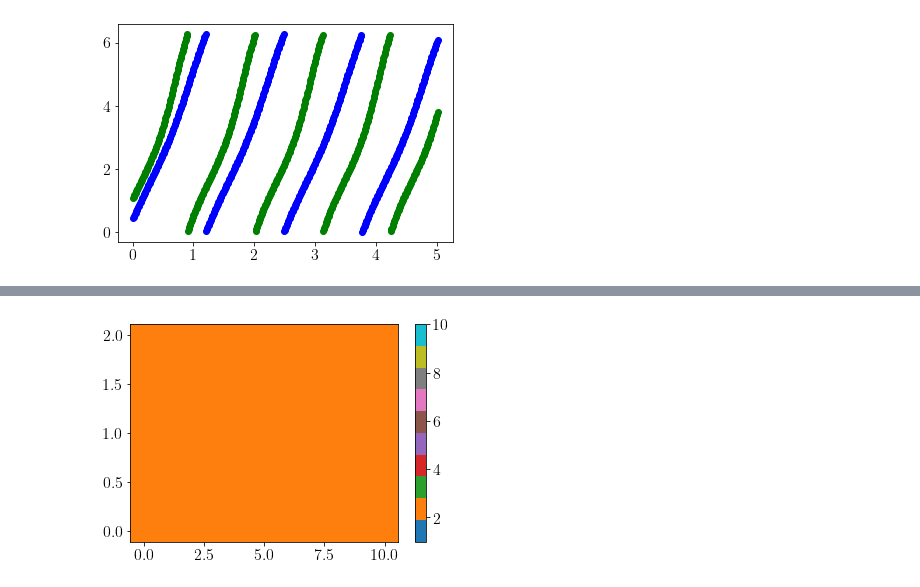
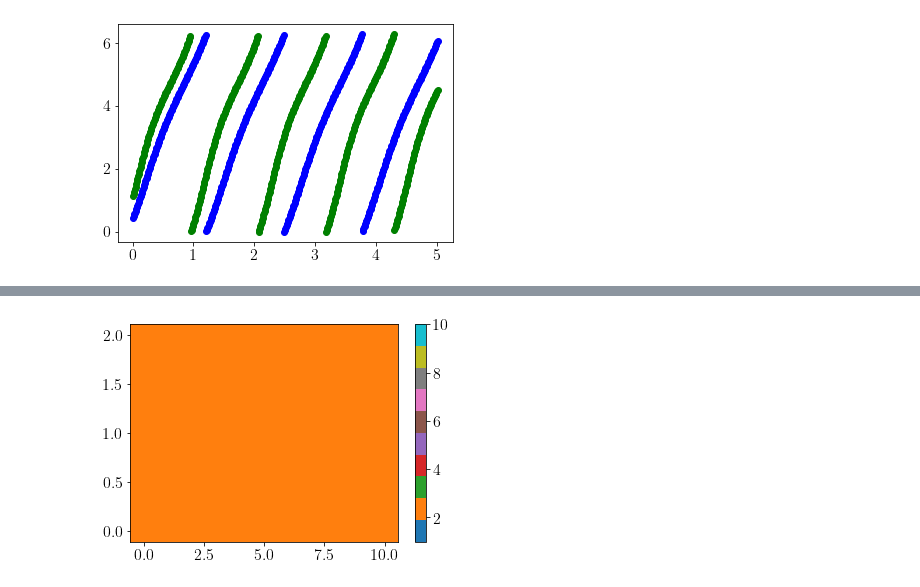
Before and after one commit to hawkerfriedrice/PredPreyDynamicsPeriodicBoundary, a Jupyter notebook: Euler.ipynb, the cells around one changed output, grey strips where cells are left out. Saved outputs shown, nothing was run; the diff lists cells and outputs as text; code cells hidden in the pictures.

```diff
--- a/Euler.ipynb
+++ b/Euler.ipynb
@@ -61,30 +61,30 @@ maxt=5
 # %%
 x1=np.pi/3
 x2=np.pi/8
 time=0.0
 m1=2
 v1=6
 m2=1
 v2=5
 while( time<maxt ):
-    x1 += (v1 - m1*np.sin(x1))*dt
-    x2 += (v2 - m2*np.sin(x2))*dt
+    x1 += (v1 + m1*np.sin(x1))*dt
+    x2 += (v2 + m2*np.sin(x2))*dt
     time+=dt
 
     if x1>2*np.pi:
         x1 -= 2*np.pi
     if x2>2*np.pi:
         x2 -= 2*np.pi
     if x1<0:
         x1 += 2*np.pi
     if x2<0:
         x2 += 2*np.pi
 
     plt.scatter(time,x1,c="green")
     plt.scatter(time,x2,c="blue")
 plt.show()
 # %% [output]
-[figure, old version]
+[figure, new version]
 # %%
 g_maxx=10.
 g_maxy=10.
```
Also changed, not shown: parts of 2 cells of this notebook, 7 other files.
